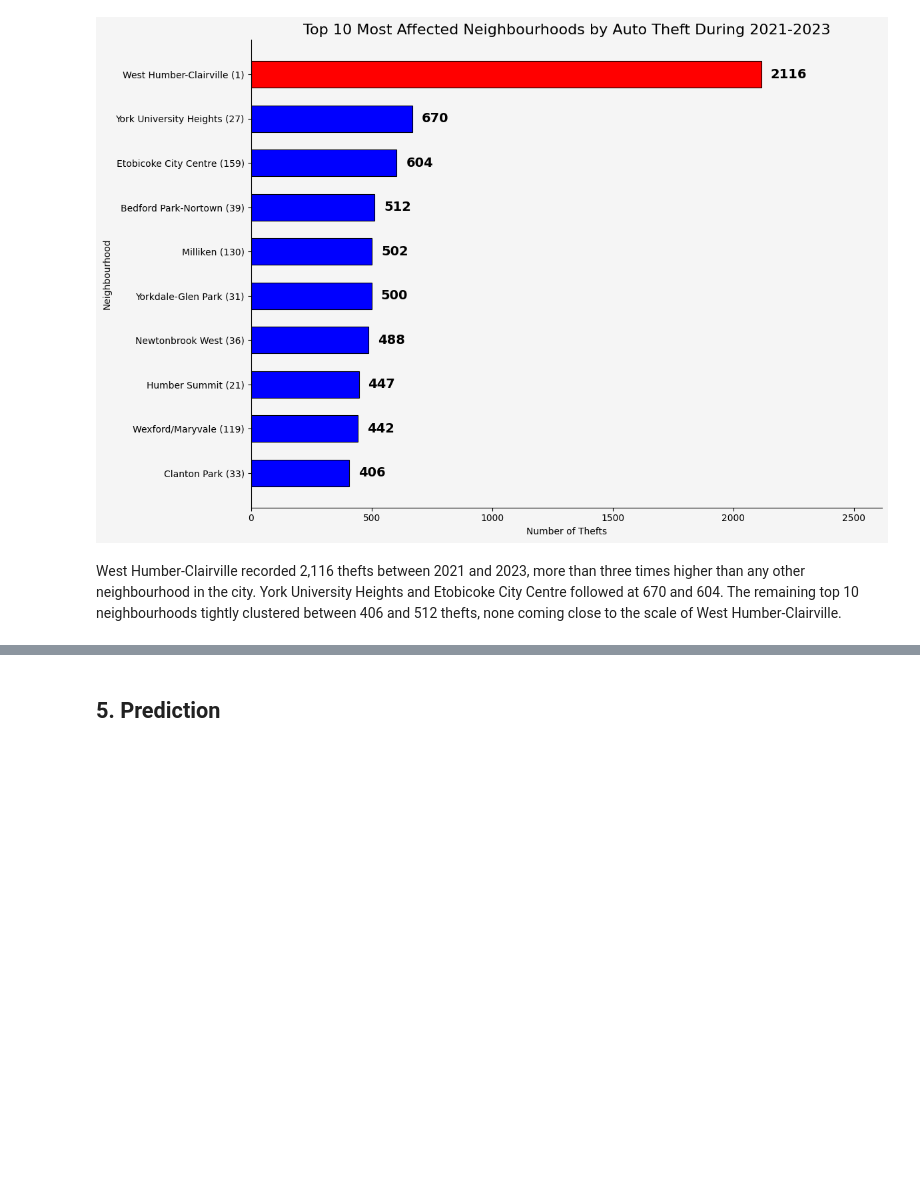
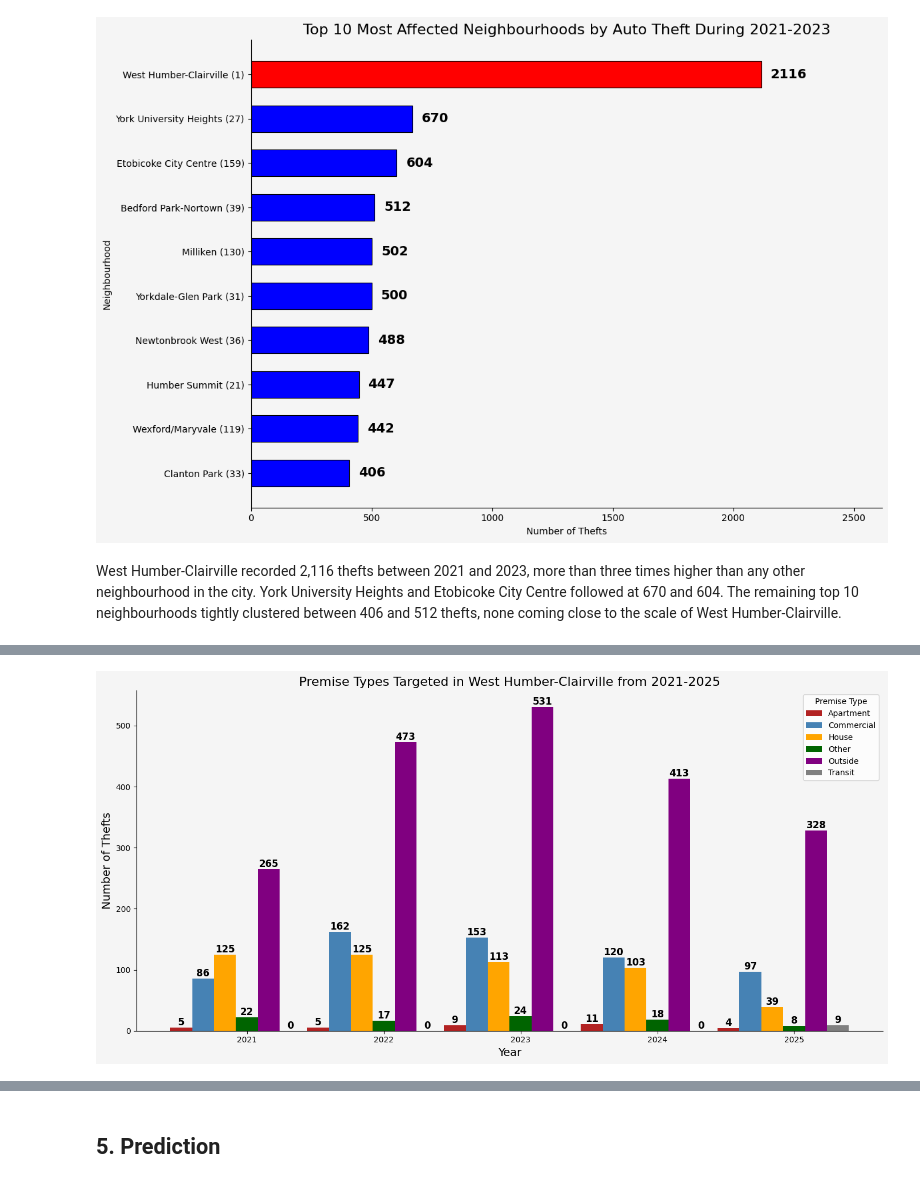
Before and after one commit to akharghani/toronto-auto-theft-analysis, a Jupyter notebook: notebooks/analysis.ipynb, the cells around one changed output, grey strips where cells are left out. Cells and saved outputs as stored; diff of their text form; code cells hidden in the pictures; blank space fills up the shorter version.

```diff
--- a/notebooks/analysis.ipynb
+++ b/notebooks/analysis.ipynb
@@ -155,0 +168,4 @@ West Humber-Clairville's disproportionate theft numbers may be explained by a fe
+# %%
+premises_by_years_chart(clean_df)
+# %% [output]
+[figure, added]
```
Also changed, not shown: parts of 8 cells of this notebook.
